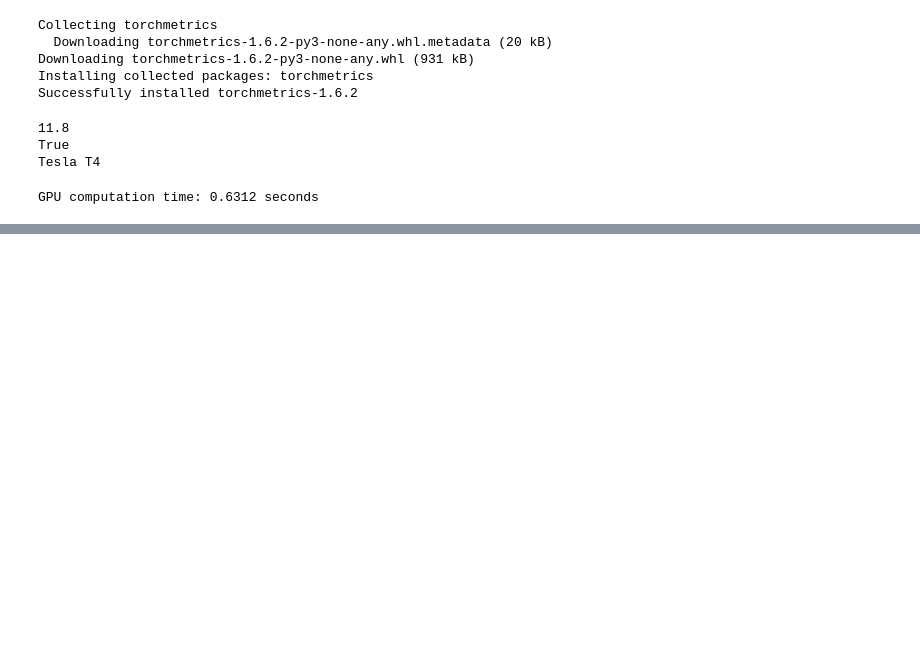
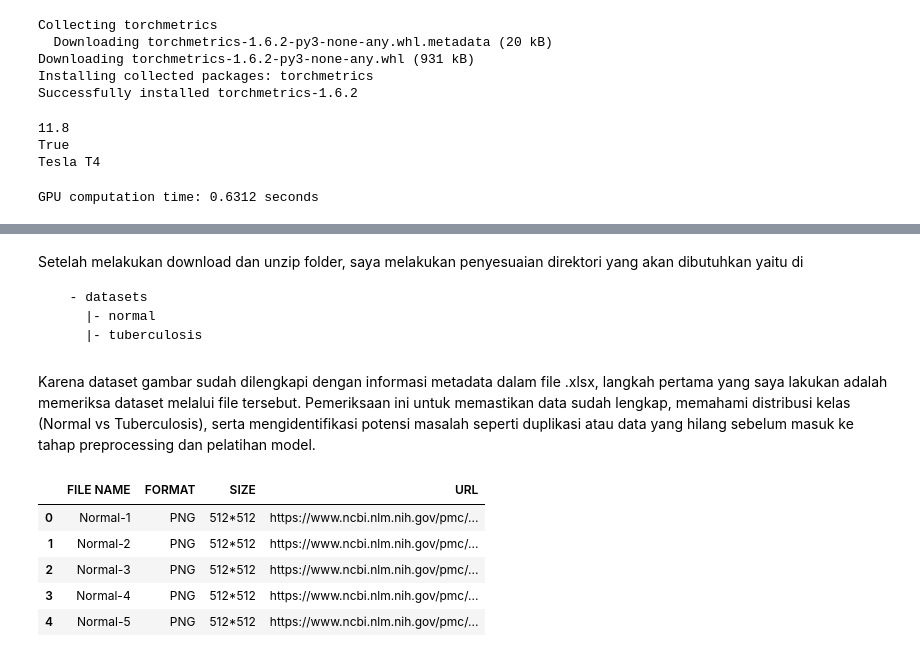
Before and after one commit to covryzne/tbc-detection-skripsi, a Jupyter notebook: tbc_detection_skripsi_netebook.ipynb, the cells around one changed output, grey strips where cells are left out. Cells and saved outputs as stored; diff of their text form; code cells hidden in the pictures; blank space fills up the shorter version.

Commit message:
feat: add dataset import and splitting logic

````diff
--- a/tbc_detection_skripsi_netebook.ipynb
+++ b/tbc_detection_skripsi_netebook.ipynb
@@ -176,0 +227,8 @@ GPU computation time: 0.6312 seconds
+# %% [markdown]
+Setelah melakukan download dan unzip folder, saya melakukan penyesuaian direktori yang akan dibutuhkan yaitu di
+
+```
+  - datasets
+    |- normal
+    |- tuberculosis
+```
@@ -176,0 +244,15 @@ GPU computation time: 0.6312 seconds
+# %% [markdown]
+Karena dataset gambar sudah dilengkapi dengan informasi metadata dalam file .xlsx, langkah pertama yang saya lakukan adalah memeriksa dataset melalui file tersebut. Pemeriksaan ini untuk memastikan data sudah lengkap, memahami distribusi kelas (Normal vs Tuberculosis), serta mengidentifikasi potensi masalah seperti duplikasi atau data yang hilang sebelum masuk ke tahap preprocessing dan pelatihan model.
+# %%
+# Cek excel sheets and datasets
+normal_df = pd.read_excel('datasets/ori/normal.xlsx')
+tuberculosis_df = pd.read_excel('datasets/ori/tuberculosis.xlsx')
+# %%
+normal_df.head()
+# %% [output]
+|  | FILE NAME | FORMAT | SIZE | URL |
+| 0 | Normal-1 | PNG | 512*512 | https://www.ncbi.nlm.nih.gov/pmc/... |
+| 1 | Normal-2 | PNG | 512*512 | https://www.ncbi.nlm.nih.gov/pmc/... |
+| 2 | Normal-3 | PNG | 512*512 | https://www.ncbi.nlm.nih.gov/pmc/... |
+| 3 | Normal-4 | PNG | 512*512 | https://www.ncbi.nlm.nih.gov/pmc/... |
+| 4 | Normal-5 | PNG | 512*512 | https://www.ncbi.nlm.nih.gov/pmc/... |
````
Also changed, not shown: parts of 10 cells of this notebook.
